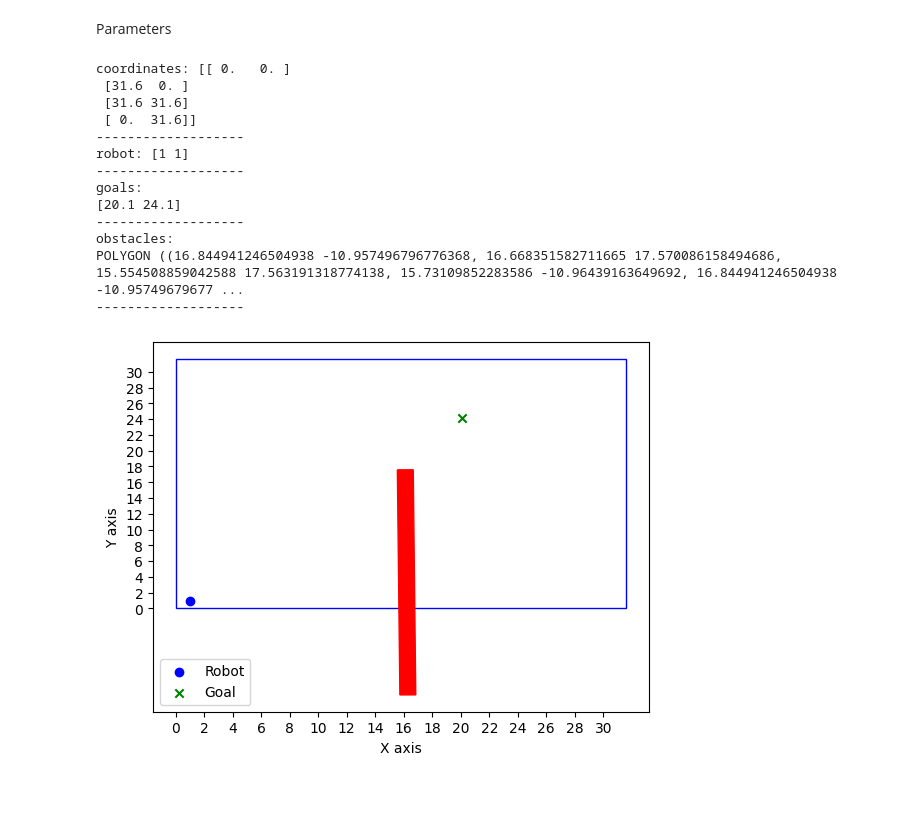
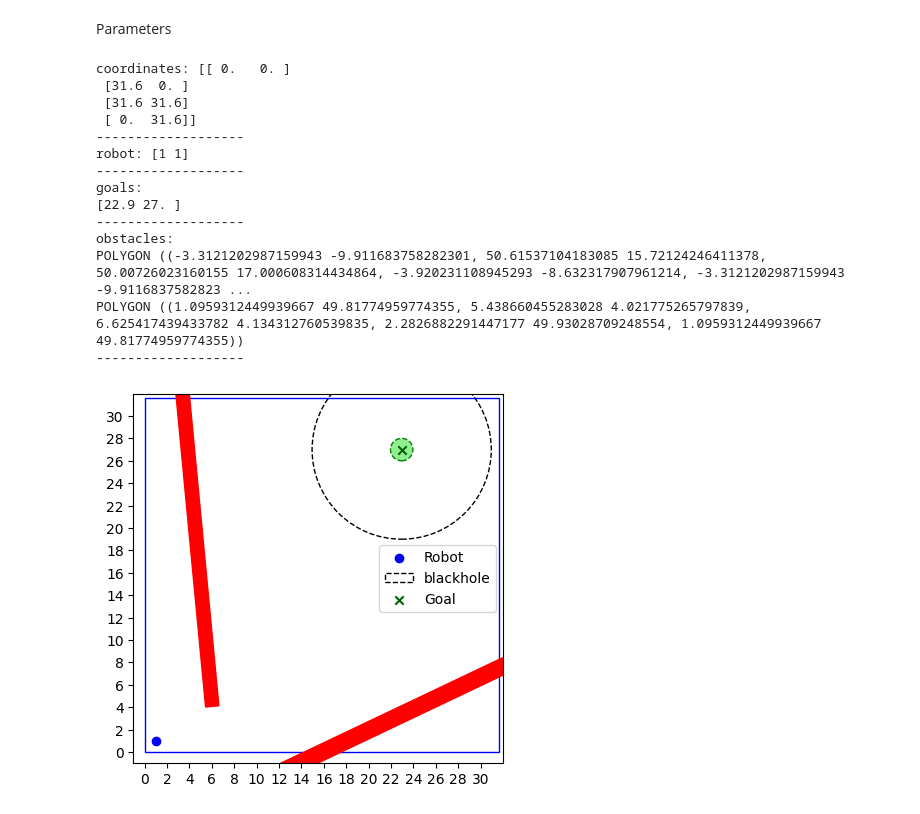
Before and after one commit to Sharkar96/BHDQN, a Jupyter notebook: BHDQN.ipynb, the cells around one changed output. Cells and saved outputs as stored; diff of their text form; code cells hidden in the pictures.

Commit message:
plot is greatly enhanced and obstacles now have code

```diff
--- a/BHDQN.ipynb
+++ b/BHDQN.ipynb
@@ -41,7 +42,7 @@ class Obstacle:
 
   def createObstacle(self, o: Point, A):
     th=360*r.random()
-    rngLength=r.random()*A
+    rngLength=r.uniform(A*0.1,A*0.9)
 
     vertex=[]
     vertex.append(Point(o.x-rngLength/2,o.y-(A/rngLength)/2))
@@ -108,10 +109,18 @@ class Maze:
       blackHoleF=np.array([0, 0])
       #print(linalg.norm(robotPosition-point2nparray(i)))  #to test blackhole activation
       if linalg.norm(robotPosition-point2nparray(i))<=ps:
-        blackHoleF= kstr*(-(robotPosition - point2nparray(i))) #adding ps break the implementation
+        blackHoleF= kstr*(-(robotPosition - point2nparray(i))) #adding ps breaks the implementation
+      resultingF= resultingF + normalAttF + blackHoleF
 
-      resultingF= resultingF + normalAttF + blackHoleF
-    #TODO: OBSTACLE REPULSIVE FORCE
+    #repulsive force
+    for i in self.obstacles:
+      dis=distance(i.obstacle, Point(self.robot.x, self.robot.y))
+      repulsiveF= np.array([0, 0])
+      if dis <= p0:
+        repulsiveFmodule=krep*((1/dis)-1/p0)*(1/dis**2)
+        p1, p2 = nearest_points(i.obstacle, Point(self.robot.x, self.robot.y))
+        repulsiveF=repulsiveFmodule*(point2nparray(p2)-point2nparray(p1))
+      resultingF= resultingF + repulsiveF
     return resultingF
 
   #it assumes just 1 robot
@@ -192,40 +201,46 @@ class Maze:
     plt.scatter(self.robot.x, self.robot.y, c='b', marker='o', label='Robot')
     #plot goals
     for goal in self.goals:
-         plt.scatter(goal.x, goal.y, c='g', marker='x', label='Goal')
+         circle= patches.Circle((goal.x, goal.y), eps, edgecolor='g', facecolor='lightgreen', linestyle='--')
+         plt.gca().add_patch(circle)
+         circle= patches.Circle((goal.x, goal.y), ps, edgecolor='black', facecolor='none',linestyle='--', label='blackhole')
+         plt.gca().add_patch(circle)
+         plt.scatter(goal.x, goal.y, color='darkgreen', marker='x', label='Goal')
     #plot obstacles
     for obs in self.obstacles:
       poly=patches.Polygon(obs.polygon2array(),edgecolor='r', facecolor='r')
       plt.gca().add_patch(poly)
+    plt.gca().set_aspect('equal')
     plt.xticks(range(0, m.ceil(self.l),2))
     plt.yticks(range(0, m.ceil(self.l),2))
-    plt.xlabel('X axis')
-    plt.ylabel('Y axis')
+    plt.xlim(-1, m.ceil(self.l))
+    plt.ylim(-1, m.ceil(self.l))
     plt.legend()
     plt.draw()
     plt.pause(0.1)
 # %%
 maze=Maze(1000)
 maze.addGoals(1)
-maze.addObstacles(1)
+maze.addObstacles(2)
 maze.spawnRobot(x=1,y=1)
 maze.print()
 maze.plot()
 # %% [output]
 coordinates: [[ 0.   0. ]
  [31.6  0. ]
  [31.6 31.6]
  [ 0.  31.6]]
 -------------------
 robot: [1 1]
 -------------------
 goals:
-[20.1 24.1]
+[22.9 27. ]
 -------------------
 obstacles:
-POLYGON ((16.844941246504938 -10.957496796776368, 16.668351582711665 17.570086158494686, 15.554508859042588 17.563191318774138, 15.73109852283586 -10.96439163649692, 16.844941246504938 -10.95749679677 ...
+POLYGON ((-3.3121202987159943 -9.911683758282301, 50.61537104183085 15.72124246411378, 50.00726023160155 17.000608314434864, -3.920231108945293 -8.632317907961214, -3.3121202987159943 -9.9116837582823 ...
+POLYGON ((1.0959312449939667 49.81774959774355, 5.438660455283028 4.021775265797839, 6.625417439433782 4.134312760539835, 2.2826882291447177 49.93028709248554, 1.0959312449939667 49.81774959774355))
 -------------------
-[figure, old version]
+[figure, new version]
 # %%
 
 epochs=50
```
Also changed, not shown: parts of 3 cells of this notebook.
